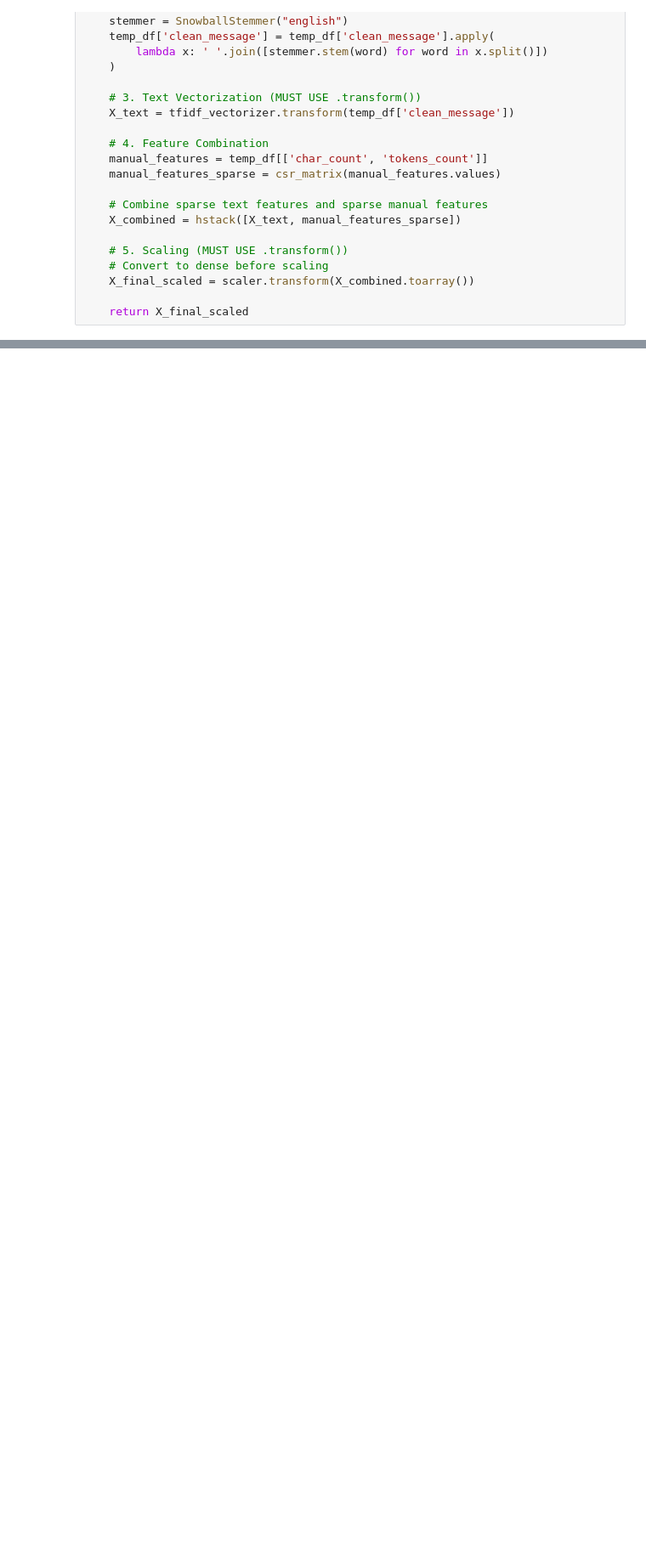
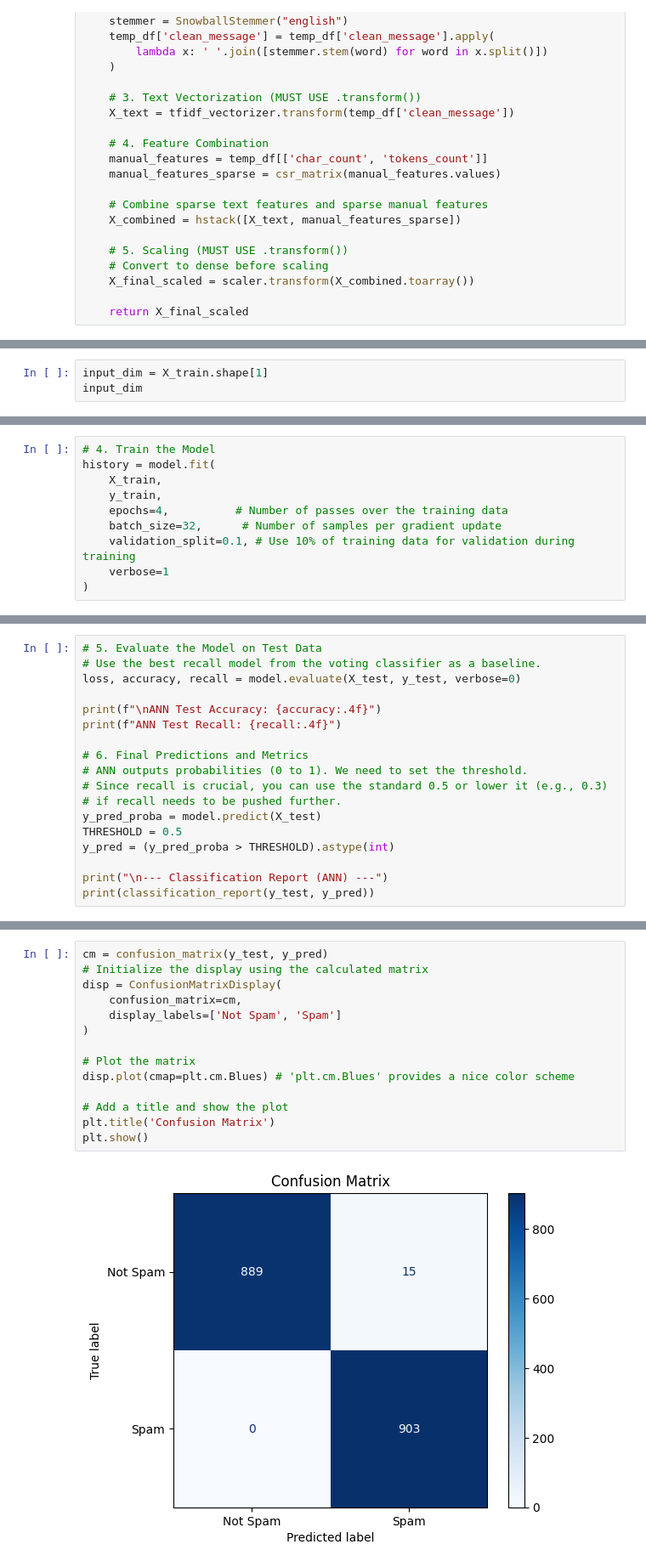
Before and after one commit to RachidJedata/Spam-Detector, a Jupyter notebook: spam-detector.ipynb, the cells around one changed output, grey strips where cells are left out. Shown: that part at 85% size. Saved outputs shown, nothing was run; the diff lists cells and outputs as text; blank space fills up the shorter version.

```diff
--- a/spam-detector.ipynb
+++ b/spam-detector.ipynb
@@ -452,0 +359,3 @@ print(prediction)
+# %%
+input_dim = X_train.shape[1]
+input_dim
@@ -452,0 +411,10 @@ print(prediction)
+# %%
+# 4. Train the Model
+history = model.fit(
+    X_train,
+    y_train,
+    epochs=4,          # Number of passes over the training data
+    batch_size=32,      # Number of samples per gradient update
+    validation_split=0.1, # Use 10% of training data for validation during training
+    verbose=1
+)
@@ -452,0 +430,18 @@ print(prediction)
+# %%
+# 5. Evaluate the Model on Test Data
+# Use the best recall model from the voting classifier as a baseline.
+loss, accuracy, recall = model.evaluate(X_test, y_test, verbose=0)
+
+print(f"\nANN Test Accuracy: {accuracy:.4f}")
+print(f"ANN Test Recall: {recall:.4f}")
+
+# 6. Final Predictions and Metrics
+# ANN outputs probabilities (0 to 1). We need to set the threshold.
+# Since recall is crucial, you can use the standard 0.5 or lower it (e.g., 0.3)
+# if recall needs to be pushed further.
+y_pred_proba = model.predict(X_test)
+THRESHOLD = 0.5
+y_pred = (y_pred_proba > THRESHOLD).astype(int)
+
+print("\n--- Classification Report (ANN) ---")
+print(classification_report(y_test, y_pred))
@@ -452,0 +462,16 @@ print(prediction)
+# %%
+cm = confusion_matrix(y_test, y_pred)
+# Initialize the display using the calculated matrix
+disp = ConfusionMatrixDisplay(
+    confusion_matrix=cm,
+    display_labels=['Not Spam', 'Spam']
+)
+
+# Plot the matrix
+disp.plot(cmap=plt.cm.Blues) # 'plt.cm.Blues' provides a nice color scheme
+
+# Add a title and show the plot
+plt.title('Confusion Matrix')
+plt.show()
+# %% [output]
+[figure, added]
```
Also changed, not shown: parts of 21 cells of this notebook, 1 other file.
